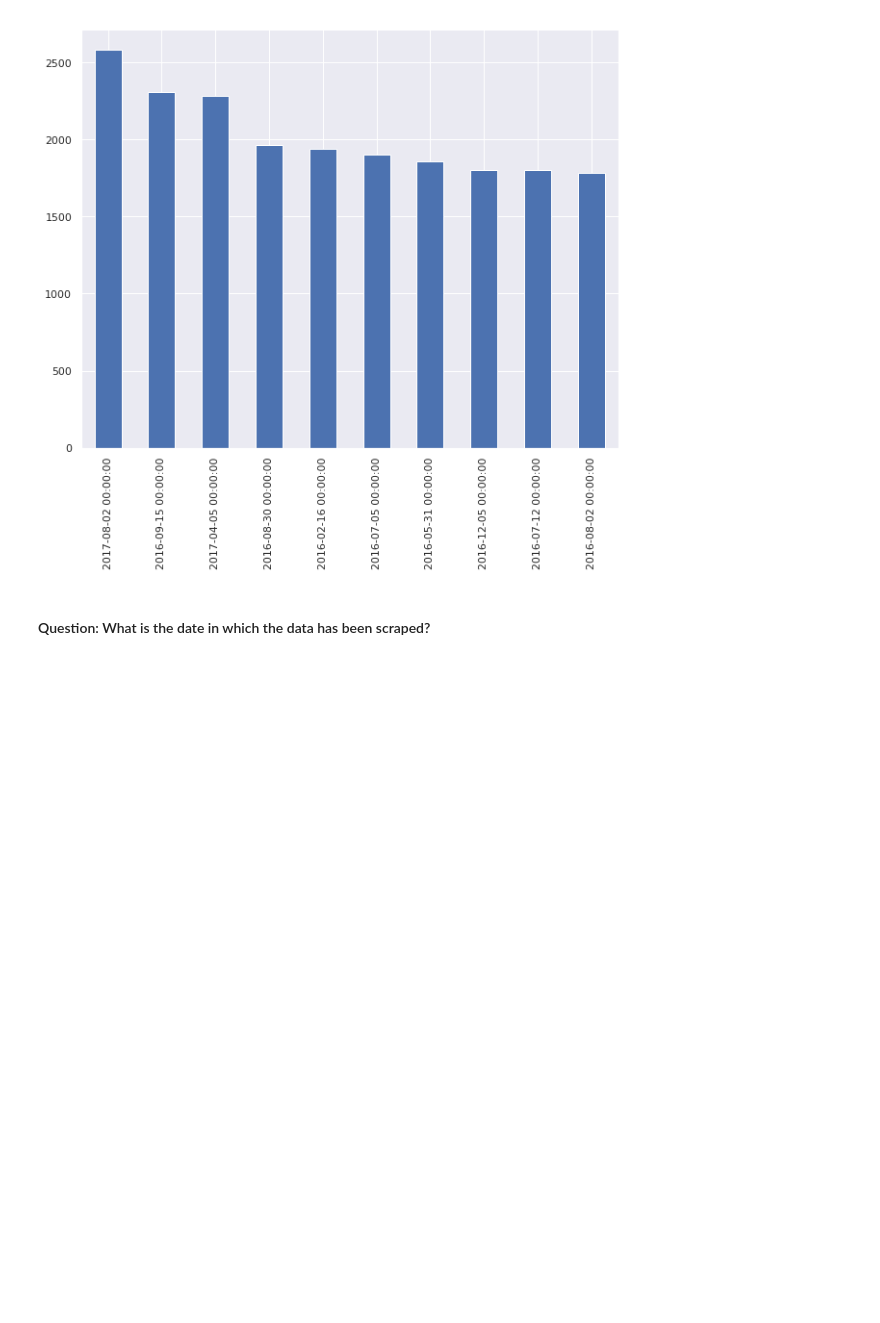
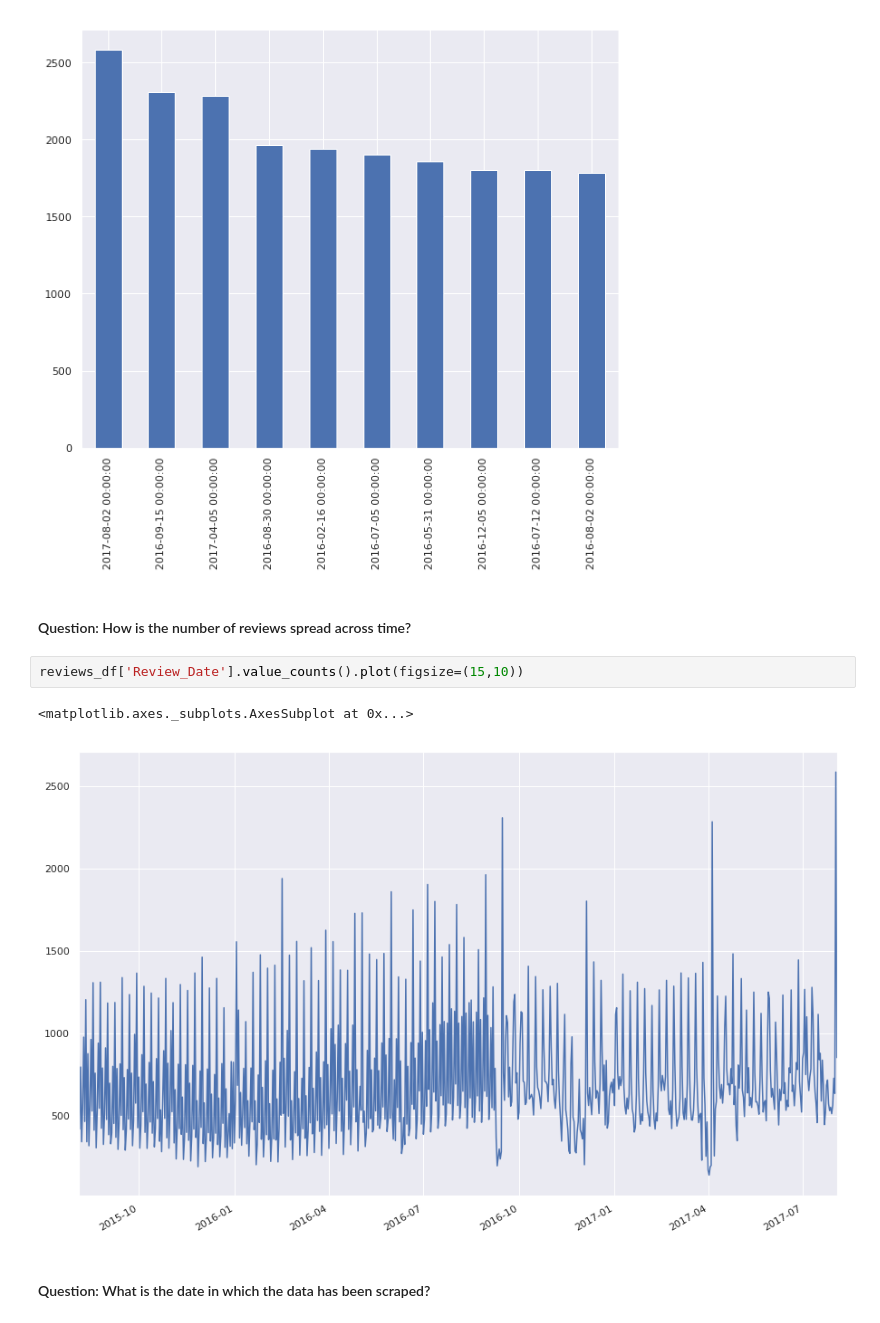
Before and after one commit to LuigiCerone/Hotel-Reviews-Data-Analysis, a Jupyter notebook: Hotel_Reviews_Copia_Lavoro_Giggi.ipynb, the cells around one changed output. Cells and saved outputs as stored; diff of their text form; blank space fills up the shorter version.

```diff
--- a/Hotel_Reviews_Copia_Lavoro_Giggi.ipynb
+++ b/Hotel_Reviews_Copia_Lavoro_Giggi.ipynb
@@ -340,6 +381,13 @@ reviews_df['Review_Date'].value_counts().head(10).plot(kind='bar', figsize=FIG_S
 # %% [output]
 <matplotlib.axes._subplots.AxesSubplot at 0x...>
 [figure]
+# %% [markdown]
+#### Question: How is the number of reviews spread across time?
+# %%
+reviews_df['Review_Date'].value_counts().plot(figsize=(15,10))
+# %% [output]
+<matplotlib.axes._subplots.AxesSubplot at 0x...>
+[figure, added]
 # %% [markdown]
 #### Question: What is the date in which the data has been scraped?
 # %%
```
Also changed, not shown: parts of 51 cells of this notebook.
